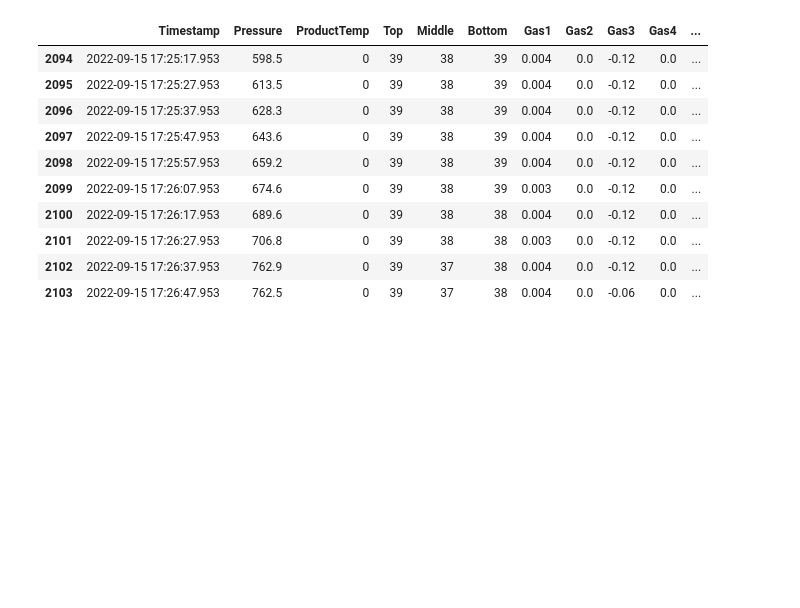
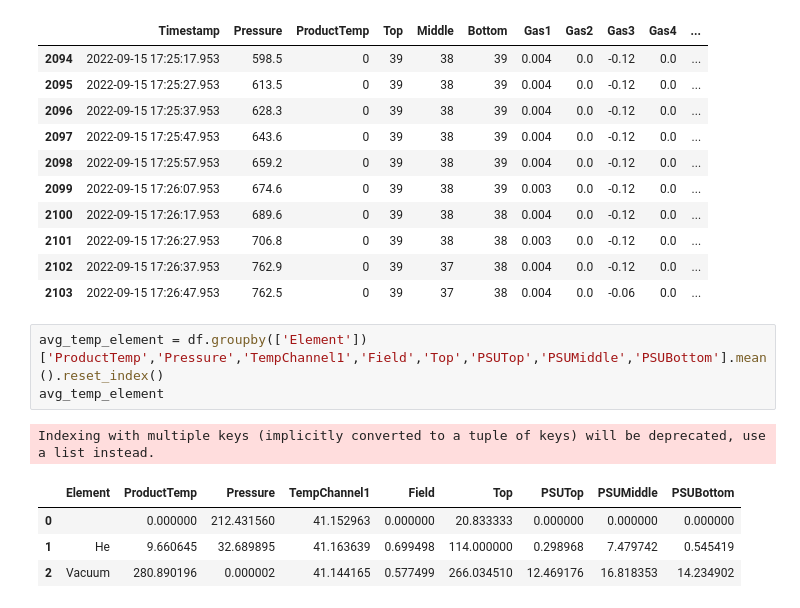
Before and after one commit to sreevathsadb/TEL-Exercise, a Jupyter notebook: EDA.ipynb, the cells around one changed output. Saved outputs shown, nothing was run; the diff lists cells and outputs as text; blank space fills up the shorter version.

```diff
--- a/EDA.ipynb
+++ b/EDA.ipynb
@@ -177,3 +177,12 @@ df.tail(10)
 | 2101 | 2022-09-15 17:26:27.953 | 706.8 | 0 | 39 | 38 | 38 | 0.003 | 0.0 | -0.12 | 0.0 | ... |
 | 2102 | 2022-09-15 17:26:37.953 | 762.9 | 0 | 39 | 37 | 38 | 0.004 | 0.0 | -0.12 | 0.0 | ... |
 | 2103 | 2022-09-15 17:26:47.953 | 762.5 | 0 | 39 | 37 | 38 | 0.004 | 0.0 | -0.06 | 0.0 | ... |
+# %%
+avg_temp_element = df.groupby(['Element'])['ProductTemp','Pressure','TempChannel1','Field','Top','PSUTop','PSUMiddle','PSUBottom'].mean().reset_index()
+avg_temp_element
+# %% [output]
+Indexing with multiple keys (implicitly converted to a tuple of keys) will be deprecated, use a list instead.
+|  | Element | ProductTemp | Pressure | TempChannel1 | Field | Top | PSUTop | PSUMiddle | PSUBottom |
+| 0 |  | 0.000000 | 212.431560 | 41.152963 | 0.000000 | 20.833333 | 0.000000 | 0.000000 | 0.000000 |
+| 1 | He | 9.660645 | 32.689895 | 41.163639 | 0.699498 | 114.000000 | 0.298968 | 7.479742 | 0.545419 |
+| 2 | Vacuum | 280.890196 | 0.000002 | 41.144165 | 0.577499 | 266.034510 | 12.469176 | 16.818353 | 14.234902 |
```
Also changed, not shown: parts of 1 cell of this notebook.
